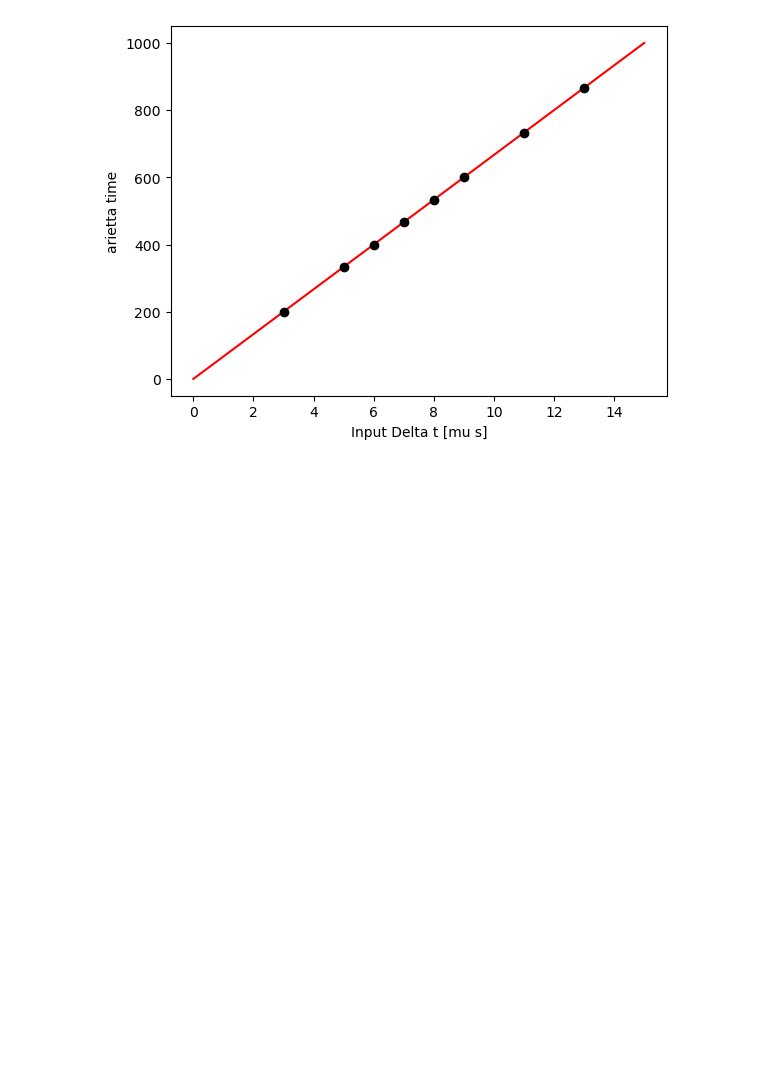
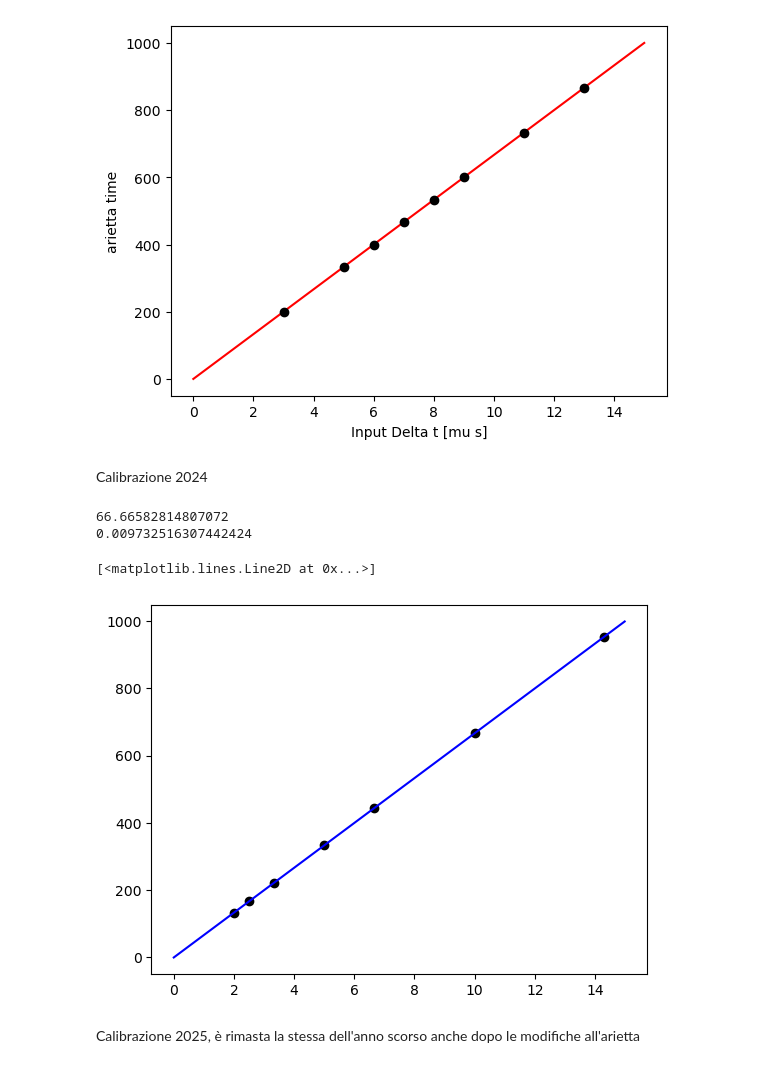
Before and after one commit to NicolaSommaggio/AdvanceLab-g-2, a Jupyter notebook: g-2/mu_lifetime/unire_file.ipynb, the cells around one changed output. Drawn from its saved outputs; the diff is of its cells as text; code cells hidden in the pictures; blank space fills up the shorter version.

```diff
--- a/g-2/mu_lifetime/unire_file.ipynb
+++ b/g-2/mu_lifetime/unire_file.ipynb
@@ -42,4 +42,53 @@ plt.show()
 [6.66658281e+01 9.73251631e-03]
 [0.0019024  0.01355932]
 [figure]
+# %% [markdown]
+Calibrazione 2024
+# %%
+Time=[14.29,
+10.00,
+5.00,
+3.33,
+2.50,
+2.00,
+6.67]
+
+Time=np.array(Time)
+
+Arietta_time=[952.38,
+666.70,
+333.34,
+222.24,
+166.70,
+133.33,
+444.44]
+
+Arietta_time = np.array(Arietta_time)
+
+Arietta_time_error=[0.03, 0.03, 0.03, 0.03, 0.03, 0.03, 0.03]
+Arietta_time_error=np.array(Arietta_time_error)
+
+par_25, _= curve_fit(linear_model, Time,Arietta_time, sigma=Arietta_time_error, absolute_sigma=True)
+
+pendenza_25 = par[0]
+intercetta_25 = par[1]
+
+print(pendenza_25)
+print(intercetta_25)
+
+x_points=np.arange(0,15,0.015)
+y_points=np.zeros(1000)
+
+for i in range(len(x_points)):
+    y_points[i]=linear_model(x_points[i], pendenza_25, intercetta_25)
+
+plt.scatter(Time, Arietta_time, color='black', label='2025 points')
+plt.plot(x_points, y_points, color='blue', label= 'calibrazione')
+# %% [output]
+66.66582814807072
+0.009732516307442424
+[<matplotlib.lines.Line2D at 0x...>]
+[figure, added]
+# %% [markdown]
+Calibrazione 2025, è rimasta la stessa dell'anno scorso anche dopo le modifiche all'arietta
 # %%
```
Also changed, not shown: parts of 4 cells of this notebook, 25 other files.
